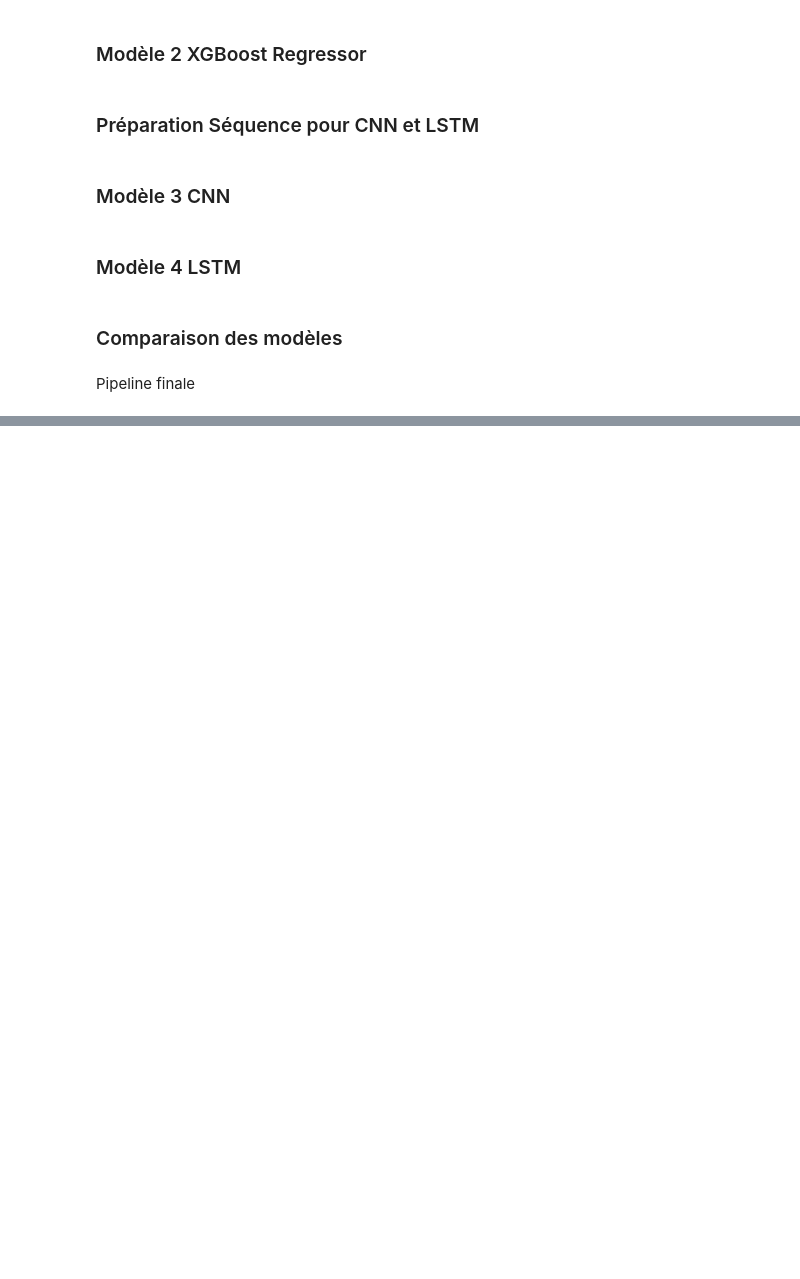
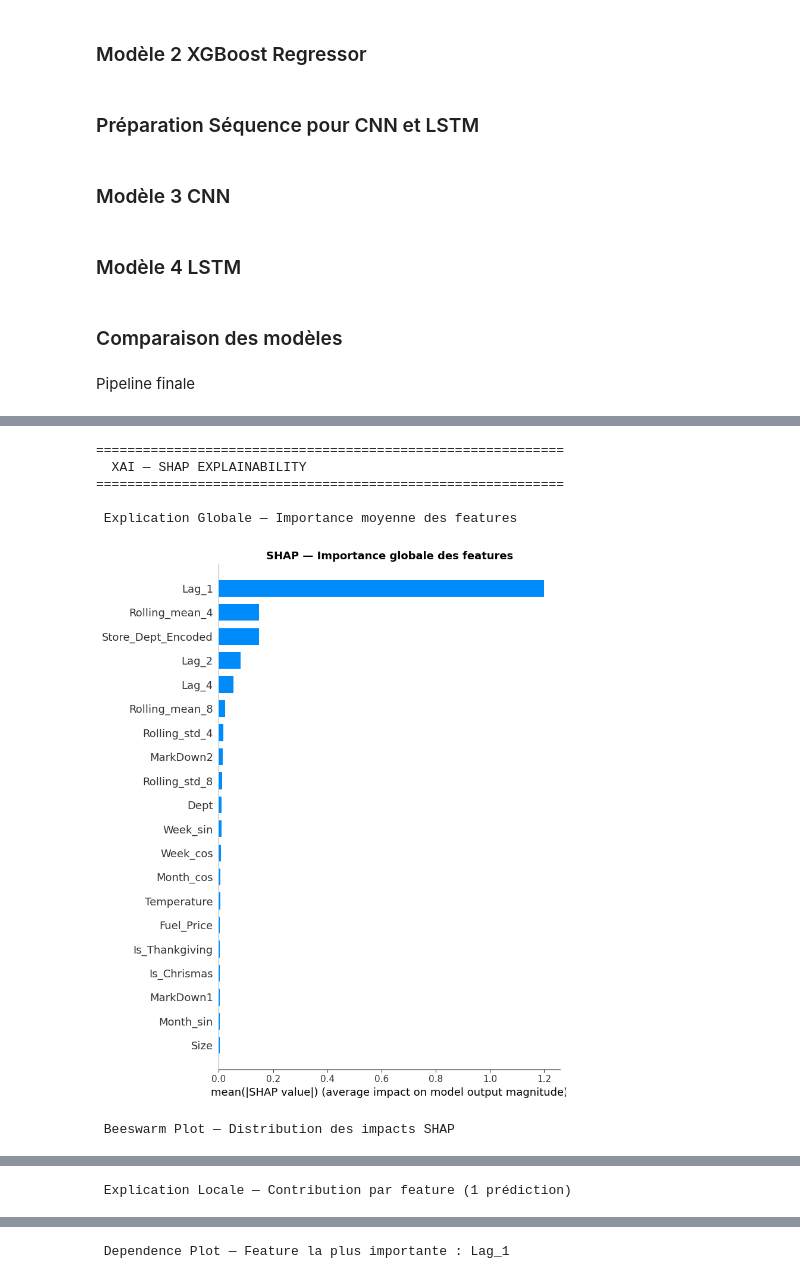
Before and after one commit to Brice92-Analyste/Walmart-Project, a Jupyter notebook: projet.ipynb, the cells around one changed output, grey strips where cells are left out. Saved outputs shown, nothing was run; the diff lists cells and outputs as text; code cells hidden in the pictures; blank space fills up the shorter version.

```diff
--- a/projet.ipynb
+++ b/projet.ipynb
@@ -1888,0 +2161,11 @@ R2 : 0.51
+# %%
+#---- Étape 3: XAI SHAP
+explainer, shap_values=expliquer_modele_shap(best_model, X_train, X_val, list(X_train.columns))
+# %% [output]
+============================================================
+  XAI — SHAP EXPLAINABILITY
+============================================================
+
+ Explication Globale — Importance moyenne des features
+[figure, added]
+ Beeswarm Plot — Distribution des impacts SHAP
@@ -1888,0 +2173 @@ R2 : 0.51
+ Explication Locale — Contribution par feature (1 prédiction)
@@ -1888,0 +2175 @@ R2 : 0.51
+ Dependence Plot — Feature la plus importante : Lag_1
```
Also changed, not shown: parts of 35 cells of this notebook, 8 other files.
